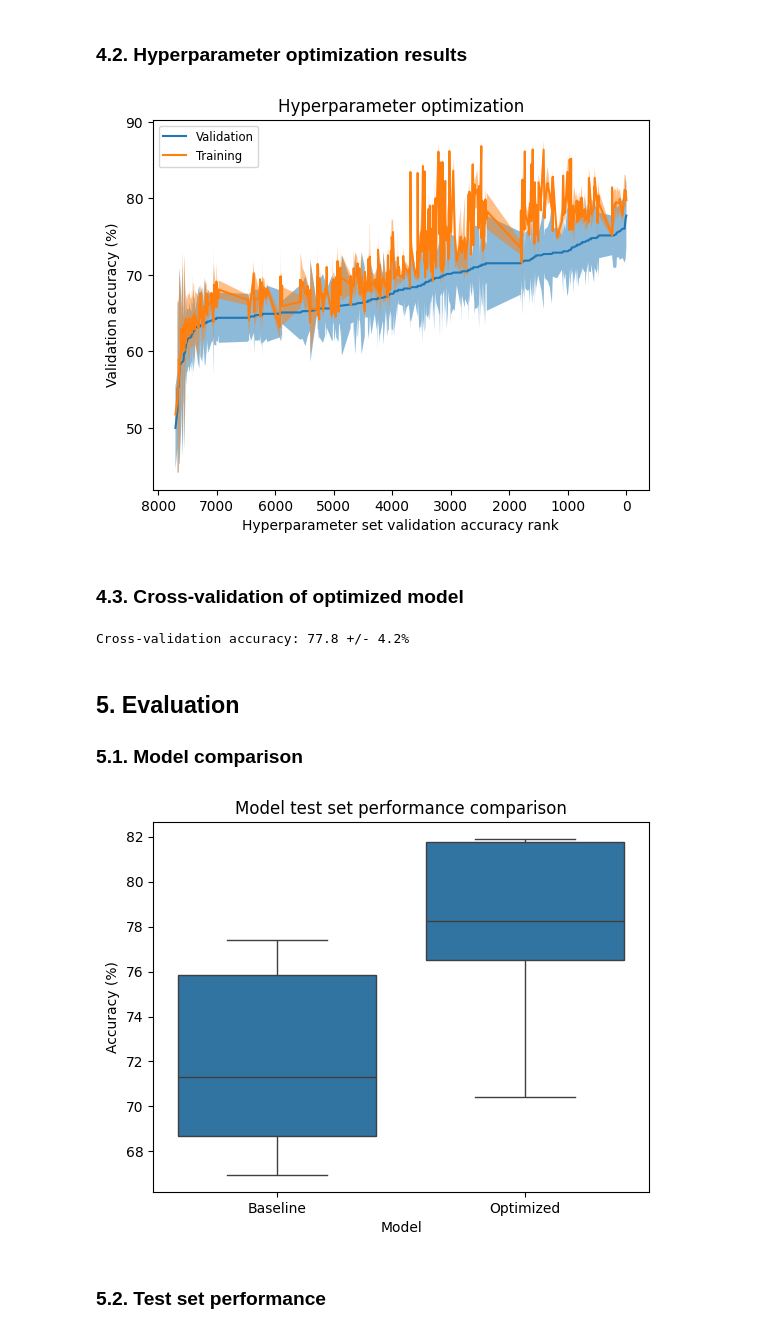
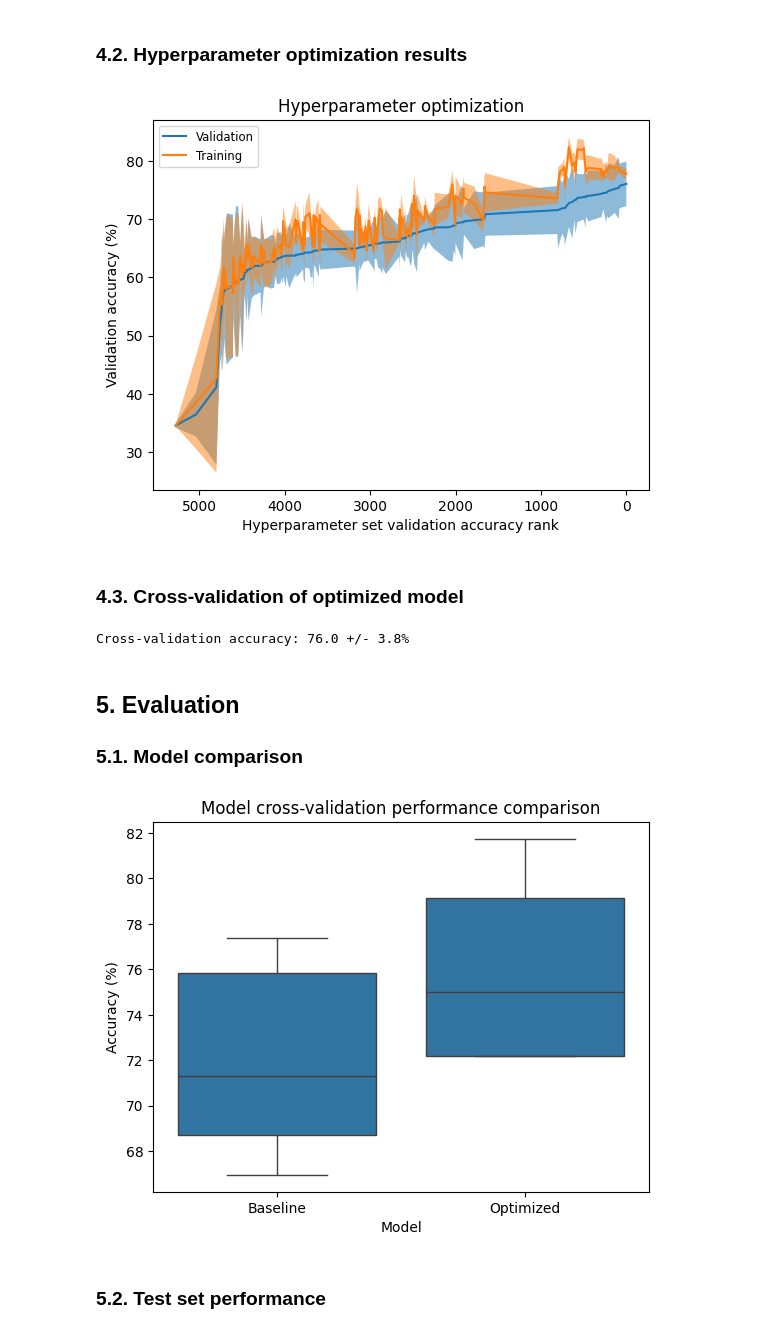
Before and after one commit to 4GeeksAcademy/gperdrizet-decision-trees, a Jupyter notebook: src/01-decision_tree_solution.ipynb, the cells around one changed output. Drawn from its saved outputs; the diff is of its cells as text; code cells hidden in the pictures.

```diff
--- a/src/01-decision_tree_solution.ipynb
+++ b/src/01-decision_tree_solution.ipynb
@@ -237,16 +237,15 @@ Cross-validation accuracy: 72.0 +/- 4.0%
 hyperparameters={
     'criterion':['gini','entropy','log_loss'],
     'splitter':['best','random'],
-    'max_depth':[1,2,3,4,5,8],
-    'min_weight_fraction_leaf':[0.05,0.01,0.02],
+    'max_depth':[2,4,8,16],
+    'min_weight_fraction_leaf':[0.025,0.05,0.1],
     'max_features':[0.45,0.5,0.55],
-    'min_impurity_decrease':[0,0.0001,0.001],
-    'ccp_alpha':[0.0,0.0001,0.001,0.01],
-    'class_weight':['balanced',None]
+    'min_impurity_decrease':[0,0.0001,0.001,0.01,0.1,1,10],
+    'ccp_alpha':[0.0,0.00001,0.0001,0.001,0.01,0.1,1,10]
 }
 
 search=GridSearchCV(
-    DecisionTreeClassifier(random_state=315),
+    DecisionTreeClassifier(class_weight='balanced', random_state=315),
     hyperparameters,
     return_train_score=True,
     n_jobs=-1
@@ -278,12 +277,12 @@ Wall time: 2min 16s
 # %%
 funcs.plot_cross_validation(search_results)
 # %% [output]
-[figure, old version]
+[figure, new version]
 # %% [markdown]
 ### 4.3. Cross-validation of optimized model
 # %%
 scores=cross_val_score(
-    DecisionTreeClassifier(**search_results.best_params_, random_state=315),
+    DecisionTreeClassifier(**search_results.best_params_, class_weight='balanced', random_state=315),
     training_df.drop('Outcome', axis=1),
     training_df['Outcome'],
     n_jobs=-1
@@ -294,19 +293,19 @@ cross_val_scores['Score'].extend(scores*100)
 
 print(f'Cross-validation accuracy: {np.mean(scores)*100:.1f} +/- {np.std(scores)*100:.1f}%')
 # %% [output]
-Cross-validation accuracy: 77.8 +/- 4.2%
+Cross-validation accuracy: 76.0 +/- 3.8%
 # %% [markdown]
 ## 5. Evaluation
 
 ### 5.1. Model comparison
 # %%
-cross_val_score=pd.DataFrame.from_dict(cross_val_scores)
+cross_val_scores=pd.DataFrame.from_dict(cross_val_scores)
 sns.boxplot(cross_val_scores, x='Model', y='Score')
-plt.title('Model test set performance comparison')
+plt.title('Model cross-validation performance comparison')
 plt.ylabel('Accuracy (%)')
 plt.show()
 # %% [output]
-[figure, old version]
+[figure, new version]
 # %% [markdown]
 ### 5.2. Test set performance
 # %%
```
Also changed, not shown: parts of 3 cells of this notebook, 5 other files.
